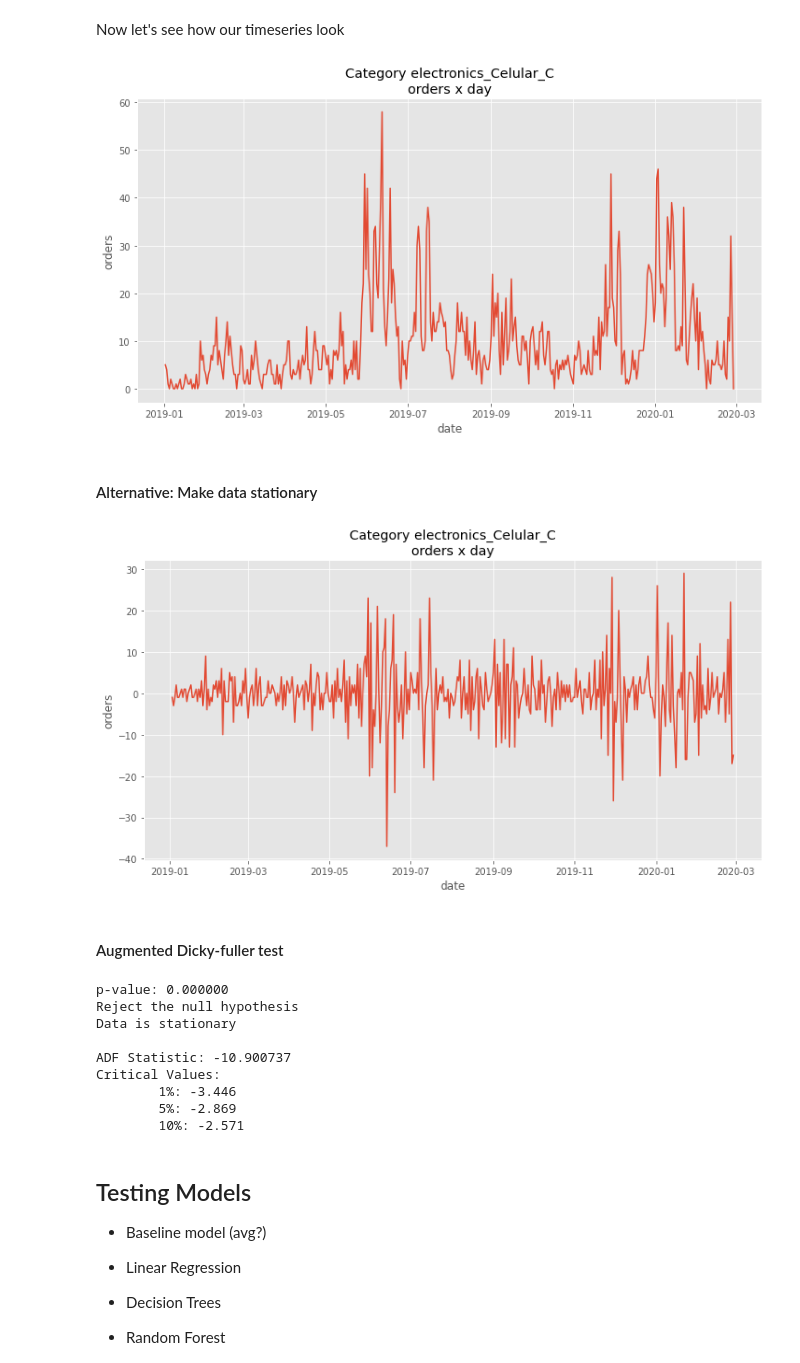
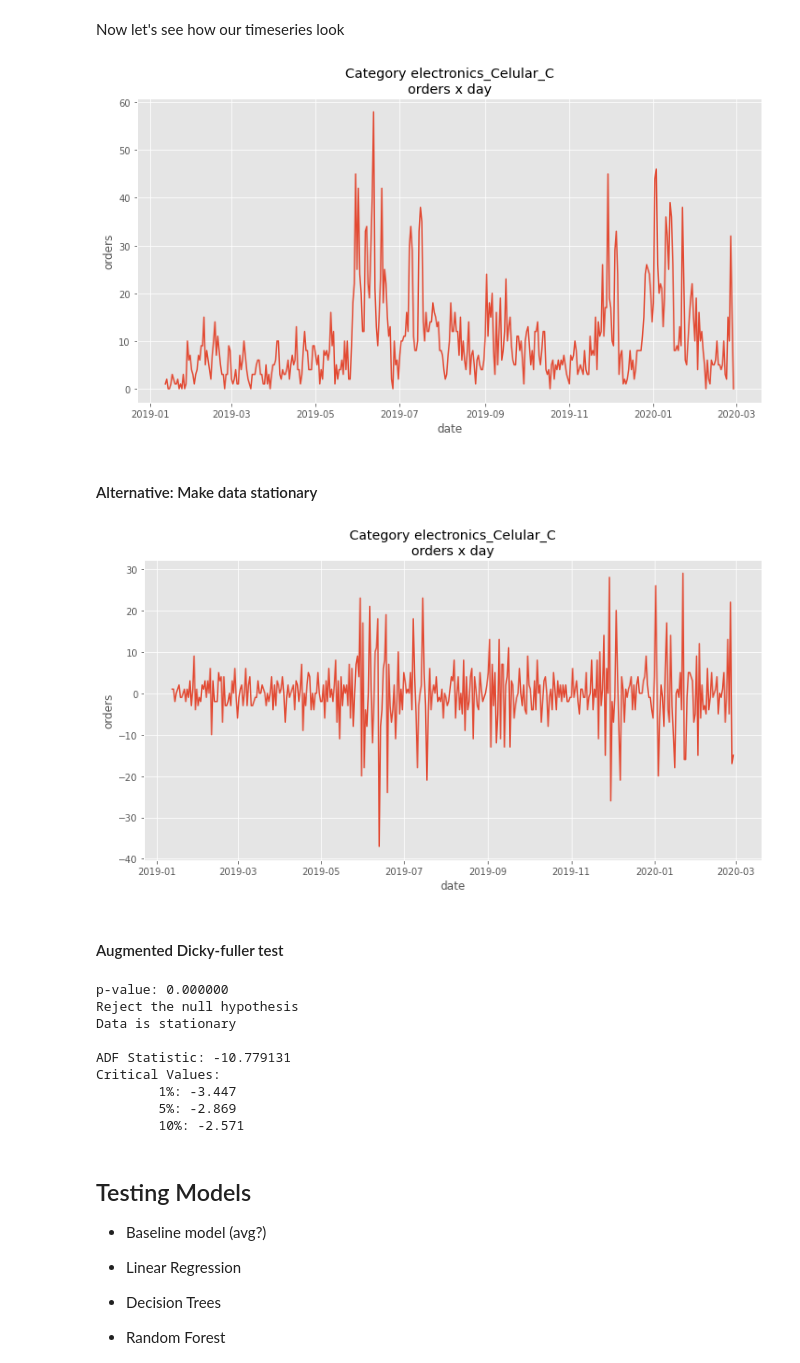
Before and after one commit to ds4a-team4/dynamic-pricing, a Jupyter notebook: models/Model_Selection.ipynb, the cells around one changed output. Saved outputs shown, nothing was run; the diff lists cells and outputs as text; code cells hidden in the pictures.

```diff
--- a/models/Model_Selection.ipynb
+++ b/models/Model_Selection.ipynb
@@ -74,6 +74,19 @@ def get_holidays():
                   'upper_window': 2,
                 })
 
+    valentines = pd.DataFrame({
+                  'holiday': 'valentines',
+                  'ds': pd.to_datetime(['2019-06-12','2020-06-12','2021-06-12']),
+                  'lower_window': -7,
+                  'upper_window': 0,
+                })
+
+    mothers_day = pd.DataFrame({
+                  'holiday': 'mothers_day',
+                  'ds': pd.to_datetime(['2018-05-13','2019-05-12']),
+                  'lower_window': -7,
+                  'upper_window': 0,
+                })
     # long holidays
 
     monday = pd.DataFrame({
@@ -101,7 +114,7 @@ def get_holidays():
                   'upper_window': 0,
                 })
 
-    holidays = pd.concat((black_friday, xmas, new_year, carnival,
+    holidays = pd.concat((black_friday, xmas, new_year, carnival, valentines, mothers_day,
                          monday, friday, others))
 
     return holidays
@@ -220,6 +233,7 @@ df = data[data.group_type_price == category].copy()
 df.reset_index(drop=True, inplace=True)
 first_valid = df[df.y > 0].index[0]
 df = df.iloc[first_valid:].copy()
+df.reset_index(drop=True, inplace=True)
 
 # Filling null values ()
 df['olist_price'].fillna(method='ffill',inplace=True)
@@ -228,6 +242,21 @@ df['freight_value'].fillna(method='ffill',inplace=True)
 df['freight_value'].fillna(value=temp['freight_value'].median(), inplace=True)
 
 df.loc[(df["competition_price"].isnull()) & (df['y']>0),'competition_price'] = df['olist_price']
+
+df['l1_diff'] = df.y - df.y.shift(1)
+df['y-1']  = df.y.shift(1)
+df['y-2']  = df.y.shift(2)
+df['y-3']  = df.y.shift(3)
+df['y-4']  = df.y.shift(4)
+df['y-5']  = df.y.shift(5)
+df['y-6']  = df.y.shift(6)
+df['y-7']  = df.y.shift(7)
+df['y-8']  = df.y.shift(8)
+df['y-9']  = df.y.shift(9)
+df['y-10'] = df.y.shift(10)
+
+df.dropna(subset=['l1_diff','y-1','y-2','y-3','y-4','y-5',
+                  'y-6','y-7','y-8','y-9','y-10'], inplace=True)
 # %% [markdown]
 Now let's see how our timeseries look
 # %%
@@ -238,6 +267,6 @@ plt.ylabel('orders')
 plt.xlabel('date')
 plt.show()
 # %% [output]
-[figure, old version]
+[figure, new version]
 # %% [markdown]
 #### Alternative: Make data stationary
@@ -248,18 +273,18 @@ temp['l1_diff'] = temp.y - temp.lag_1
 # %%
 plt.figure(figsize=(12,6))
-sns.lineplot(x=temp.ds, y=temp.l1_diff)
+sns.lineplot(x=df.ds, y=df.l1_diff)
 plt.title('Category {}\norders x day'.format(category))
 plt.ylabel('orders')
 plt.xlabel('date')
 plt.show()
 # %% [output]
-[figure, old version]
+[figure, new version]
 # %% [markdown]
 #### Augmented Dicky-fuller test
 # %%
 from statsmodels.tsa.stattools import adfuller
 
-result = adfuller(temp.l1_diff.dropna())
+result = adfuller(df.l1_diff.dropna())
 print('p-value: %f' % result[1])
 if result[1] < 0.05:
     print("Reject the null hypothesis")
@@ -277,9 +302,9 @@ p-value: 0.000000
 Reject the null hypothesis
 Data is stationary
 
-ADF Statistic: -10.900737
+ADF Statistic: -10.779131
 Critical Values:
-        1%: -3.446
+        1%: -3.447
         5%: -2.869
         10%: -2.571
 # %% [markdown]
```
Also changed, not shown: parts of 31 cells of this notebook.
